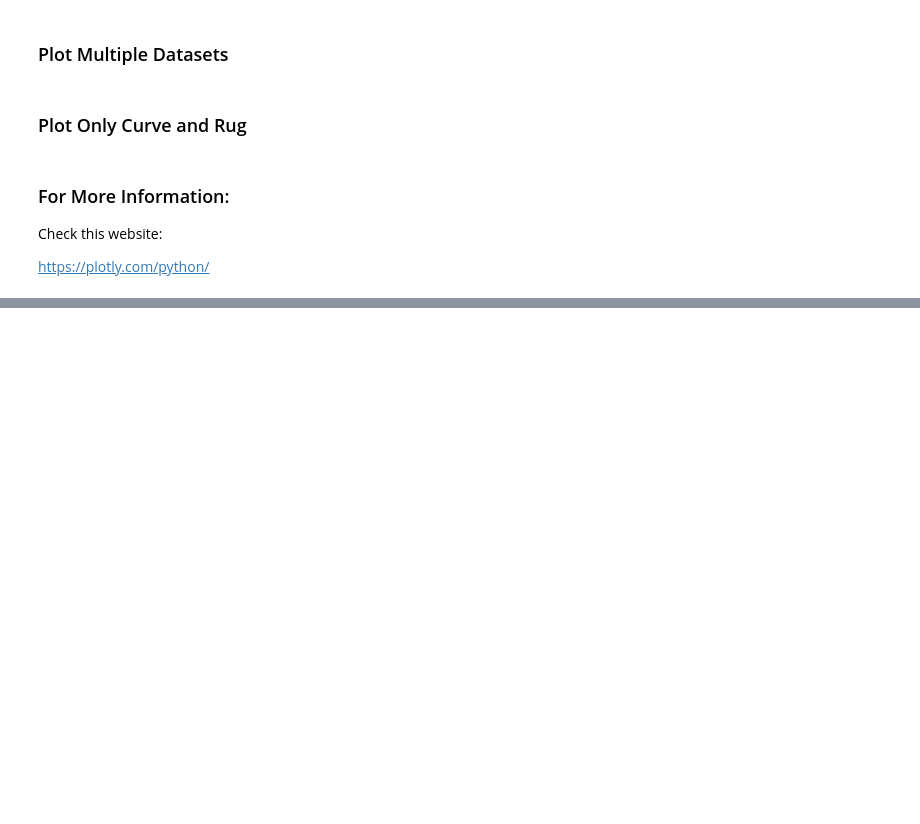
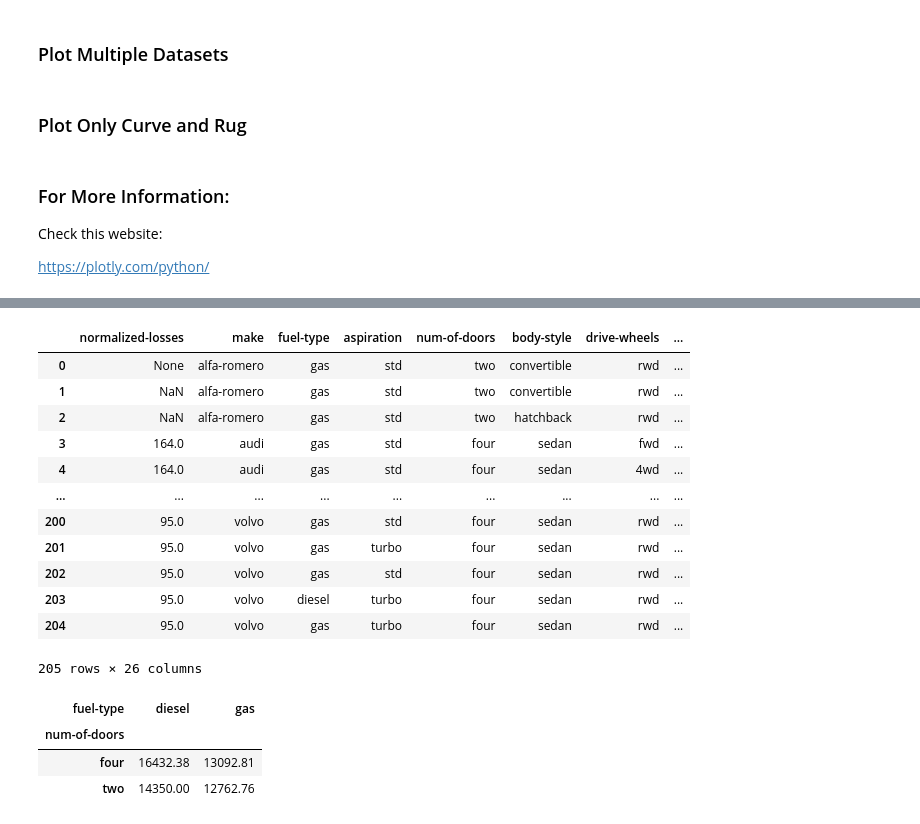
Before and after one commit to showmidelo/Advanced_Pandas_karyar, a Jupyter notebook: tutorial.ipynb, the cells around one changed output, grey strips where cells are left out. Saved outputs shown, nothing was run; the diff lists cells and outputs as text; code cells hidden in the pictures; blank space fills up the shorter version.

```diff
--- a/tutorial.ipynb
+++ b/tutorial.ipynb
@@ -1436,0 +1459,35 @@ https://plotly.com/python/
+# %%
+import pandas as pd
+import numpy as np
+from sklearn.datasets import fetch_openml
+
+X,y = fetch_openml("autos", version=1, as_frame=True, return_X_y=True)
+data = X
+data['target'] = y
+# %%
+data
+# %% [output]
+|  | normalized-losses | make | fuel-type | aspiration | num-of-doors | body-style | drive-wheels | ... |
+| 0 | None | alfa-romero | gas | std | two | convertible | rwd | ... |
+| 1 | NaN | alfa-romero | gas | std | two | convertible | rwd | ... |
+| 2 | NaN | alfa-romero | gas | std | two | hatchback | rwd | ... |
+| 3 | 164.0 | audi | gas | std | four | sedan | fwd | ... |
+| 4 | 164.0 | audi | gas | std | four | sedan | 4wd | ... |
+| ... | ... | ... | ... | ... | ... | ... | ... | ... |
+| 200 | 95.0 | volvo | gas | std | four | sedan | rwd | ... |
+| 201 | 95.0 | volvo | gas | turbo | four | sedan | rwd | ... |
+| 202 | 95.0 | volvo | gas | std | four | sedan | rwd | ... |
+| 203 | 95.0 | volvo | diesel | turbo | four | sedan | rwd | ... |
+| 204 | 95.0 | volvo | gas | turbo | four | sedan | rwd | ... |
+205 rows × 26 columns
+# %%
+pivot = np.round(pd.pivot_table(data, values='price',
+                                index='num-of-doors',
+                                columns='fuel-type',
+                                aggfunc=np.mean),2)
+pivot
+# %% [output]
+| fuel-type | diesel | gas |
+| num-of-doors |  |  |
+| four | 16432.38 | 13092.81 |
+| two | 14350.00 | 12762.76 |
```
Also changed, not shown: parts of 12 cells of this notebook.
